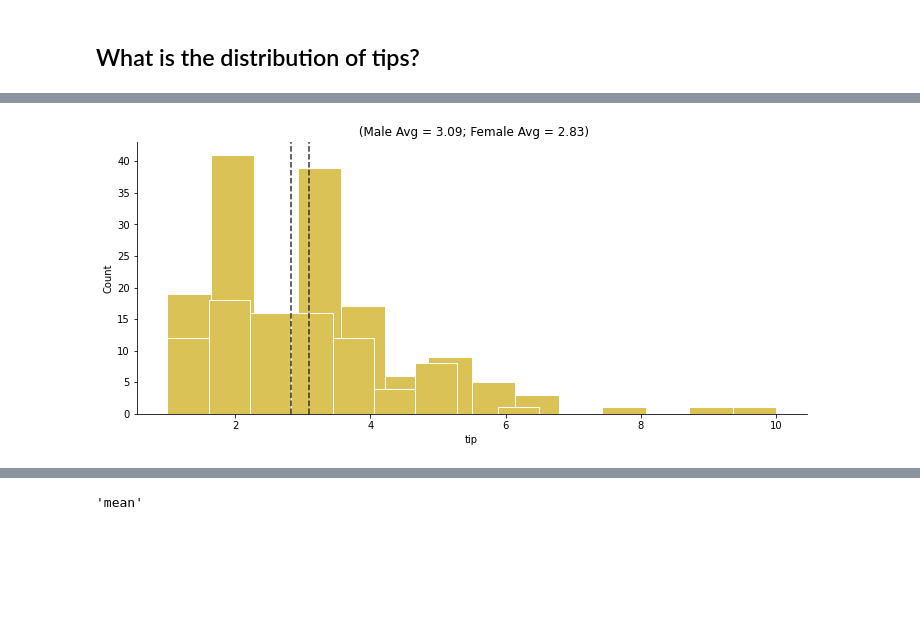
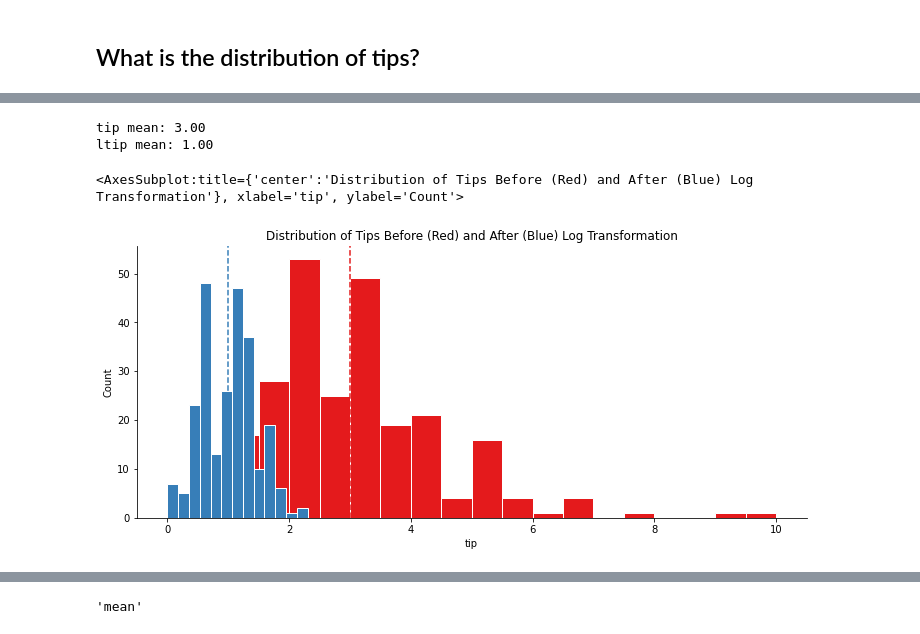
Before and after one commit to choct155/statsConcepts, a Jupyter notebook: notebooks/Regression.ipynb, the cells around one changed output, grey strips where cells are left out. Saved outputs shown, nothing was run; the diff lists cells and outputs as text; code cells hidden in the pictures; blank space fills up the shorter version.

```diff
--- a/notebooks/Regression.ipynb
+++ b/notebooks/Regression.ipynb
@@ -5,7 +17,11 @@ import numpy as np
 import pandas as pd
 import xarray as xr
 import seaborn as sb
-from statsconcepts.viz import Viz
+from statsconcepts.viz import Viz, SeriesPlotIn
+from typing import List, Dict
+from sympy
+
+colors: List[str] = sb.color_palette("Set1")
 
 %load_ext autoreload
 %aimport statsconcepts.viz
@@ -19,6 +38,9 @@ df: pd.DataFrame = sb.load_dataset("tips")
 df.index.name = "transaction"
 data: xr.Dataset = xr.Dataset(df)
 
+data["ltip"] = np.log(data["tip"])
+data["ltotal"] = np.log(data["total_bill"])
+
 data
 # %% [output]
 <xarray.Dataset>
@@ -49,11 +62,16 @@ overall_d.univariate_hist("total_bill", title="Distribution of Total Bill")
-# %%
-compare = overall_d.univariate_compare(
-    "tip",
-    data.where(data.sex == "Male", drop=True),
-    data.where(data.sex == "Female", drop=True),
-    "Male",
-    "Female",
-    facecolor=overall_d.colors[1]
-)
-# %% [output]
-[figure, removed]
+# %%
+dollar_series: Dict[str, SeriesPlotIn] = {
+    col: SeriesPlotIn(col, data[col], colors[i]) for i, col in enumerate(["tip", "ltip", "total_bill", "ltotal"])
+}
+
+Viz.univariate_compare(
+    series=[dollar_series[col] for col in ["tip", "ltip"]],
+    stat=np.mean,
+    title="Distribution of Tips Before (Red) and After (Blue) Log Transformation",
+    alpha=0.2
+)
+# %% [output]
+tip mean: 3.00
+ltip mean: 1.00
+<AxesSubplot:title={'center':'Distribution of Tips Before (Red) and After (Blue) Log Transformation'}, xlabel='tip', ylabel='Count'>
+[figure, added]
```
Also changed, not shown: parts of 25 cells of this notebook, 7 other files.
